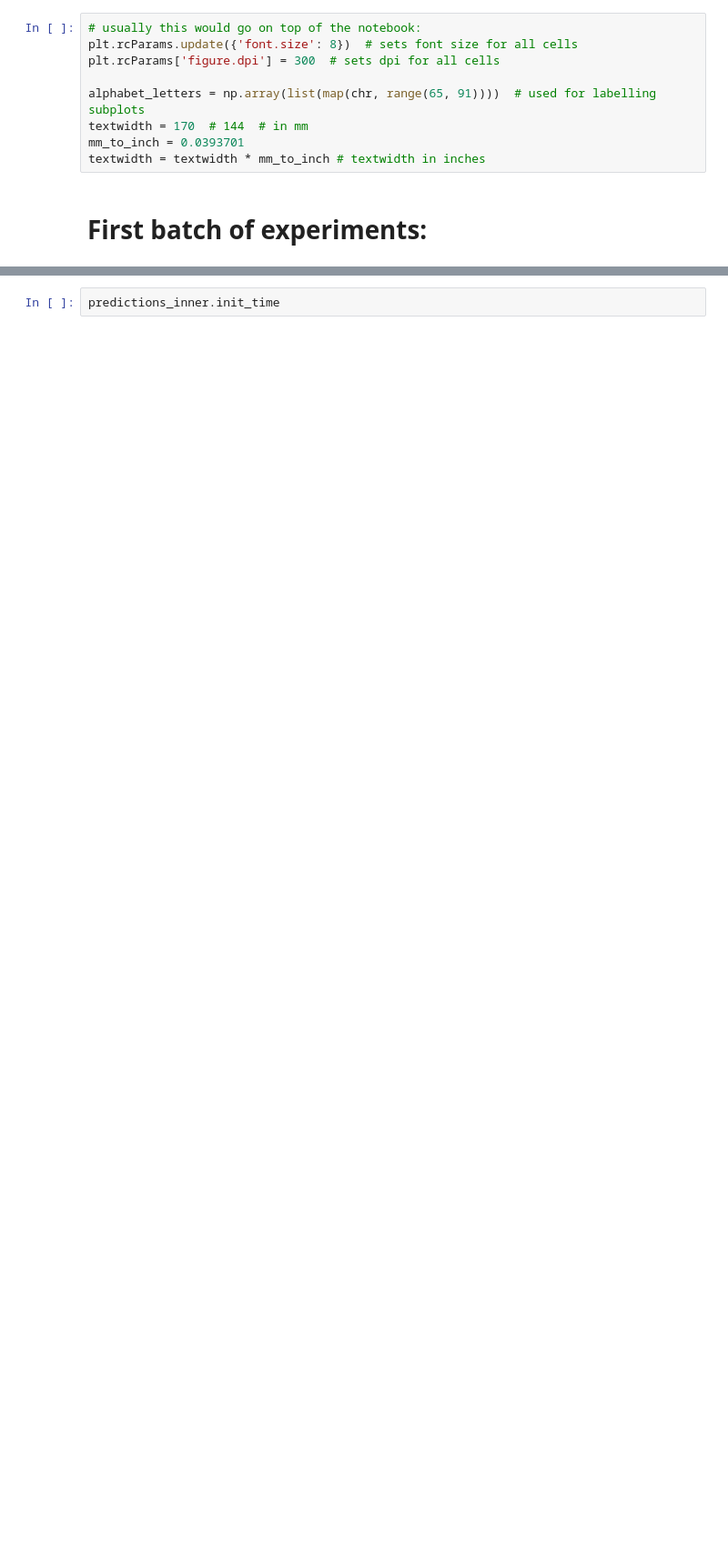
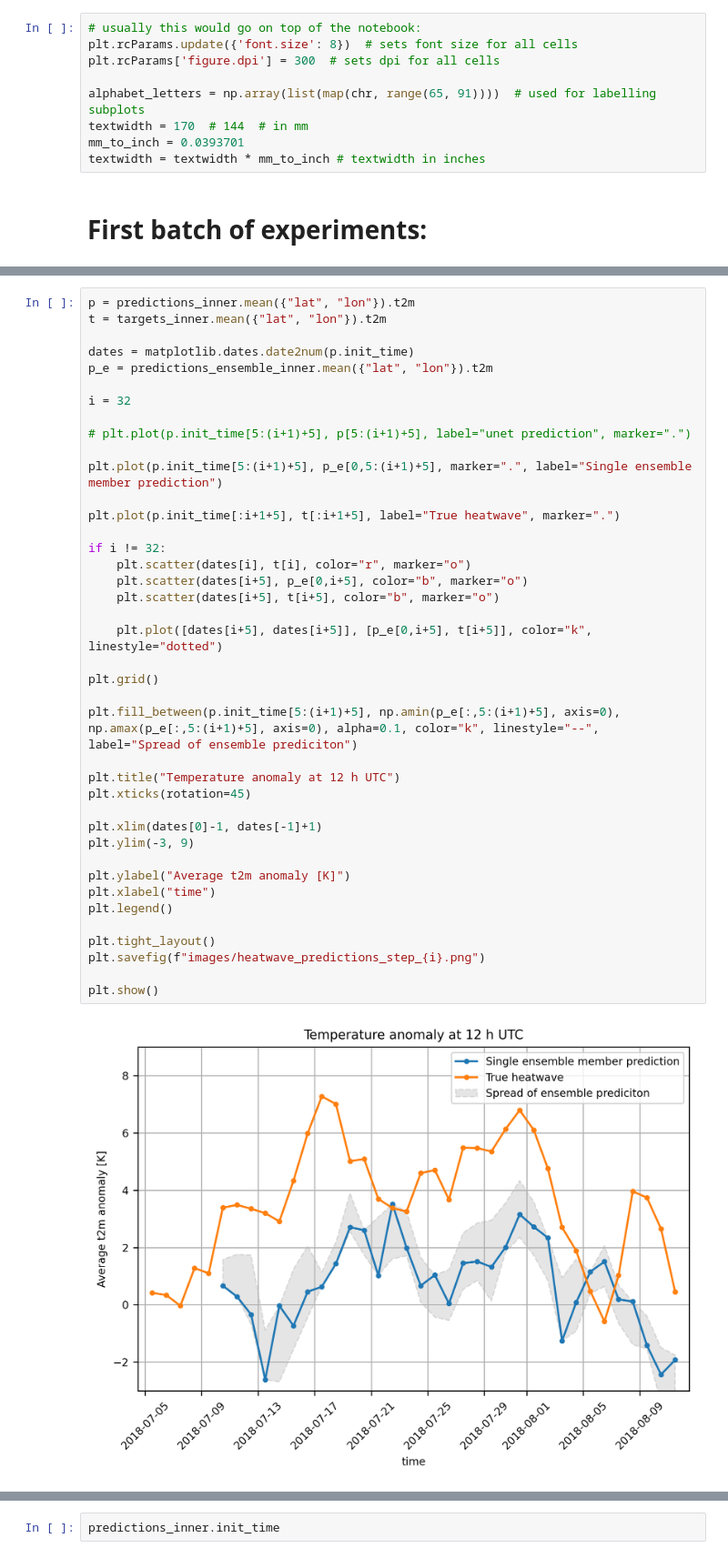
Before and after one commit to ECMWFCode4Earth/diffusion-models-for-weather-prediction, a Jupyter notebook: nb_bologna_heatwave.ipynb, the cells around one changed output, grey strips where cells are left out. Shown at 91% size. Saved outputs shown, nothing was run; the diff lists cells and outputs as text; blank space fills up the shorter version.

```diff
--- a/nb_bologna_heatwave.ipynb
+++ b/nb_bologna_heatwave.ipynb
@@ -144,3 +193,45 @@ plt.show()
+# %%
+p = predictions_inner.mean({"lat", "lon"}).t2m
+t = targets_inner.mean({"lat", "lon"}).t2m
+
+dates = matplotlib.dates.date2num(p.init_time)
+p_e = predictions_ensemble_inner.mean({"lat", "lon"}).t2m
+
+i = 32
+
+# plt.plot(p.init_time[5:(i+1)+5], p[5:(i+1)+5], label="unet prediction", marker=".")
+
+plt.plot(p.init_time[5:(i+1)+5], p_e[0,5:(i+1)+5], marker=".", label="Single ensemble member prediction")
+
+plt.plot(p.init_time[:i+1+5], t[:i+1+5], label="True heatwave", marker=".")
+
+if i != 32:
+    plt.scatter(dates[i], t[i], color="r", marker="o")
+    plt.scatter(dates[i+5], p_e[0,i+5], color="b", marker="o")
+    plt.scatter(dates[i+5], t[i+5], color="b", marker="o")
+
+    plt.plot([dates[i+5], dates[i+5]], [p_e[0,i+5], t[i+5]], color="k", linestyle="dotted")
+
+plt.grid()
+
+plt.fill_between(p.init_time[5:(i+1)+5], np.amin(p_e[:,5:(i+1)+5], axis=0), np.amax(p_e[:,5:(i+1)+5], axis=0), alpha=0.1, color="k", linestyle="--", label="Spread of ensemble prediciton")
+
+plt.title("Temperature anomaly at 12 h UTC")
+plt.xticks(rotation=45)
+
+plt.xlim(dates[0]-1, dates[-1]+1)
+plt.ylim(-3, 9)
+
+plt.ylabel("Average t2m anomaly [K]")
+plt.xlabel("time")
+plt.legend()
+
+plt.tight_layout()
+plt.savefig(f"images/heatwave_predictions_step_{i}.png")
+
+plt.show()
+# %% [output]
+[figure, added]
 # %%
 p = predictions_inner.isel({"lat": 0, "lon": 1}).z_500.isel(init_time=slice(10,-10))
 t = targets_inner.isel({"lat": 0, "lon": 1}).z_500.isel(init_time=slice(10,-10))
```
Also changed, not shown: parts of 12 cells of this notebook, 22 other files.
